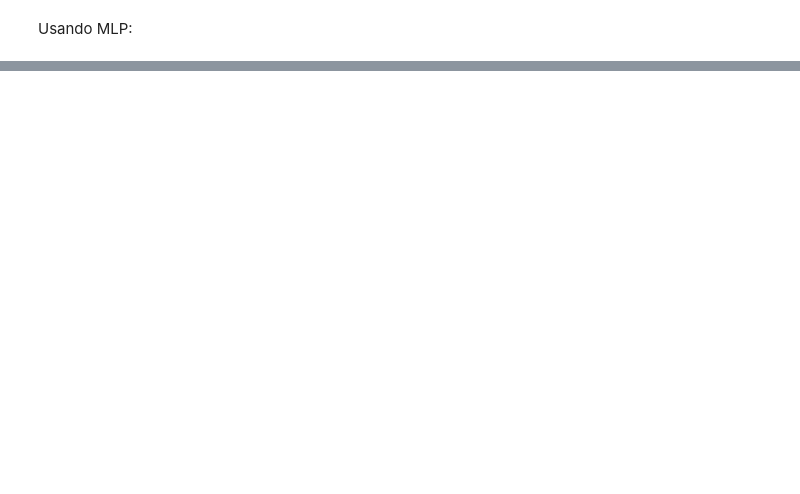
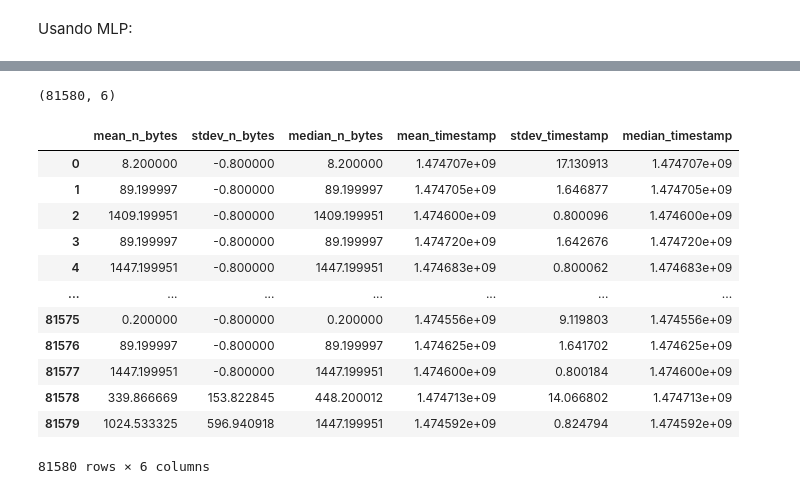
Before and after one commit to mathelho/msi, a Jupyter notebook: MSI_Classifier.ipynb, the cells around one changed output, grey strips where cells are left out. Drawn from its saved outputs; the diff is of its cells as text; code cells hidden in the pictures; blank space fills up the shorter version.

```diff
--- a/MSI_Classifier.ipynb
+++ b/MSI_Classifier.ipynb
@@ -161,0 +303,9 @@ Acurácia:  0.4809618174017855
+# %%
+from sklearn.linear_model import Perceptron
+p_model = Perceptron(max_iter=100, eta0=0.1, random_state=42)
+
+p_model.fit(X_train, y_train)
+p_pred = p_model.predict(X_test)
+
+accuracy = accuracy_score(y_test, p_pred)
+print('Acurácia: ', accuracy)
@@ -161,0 +354,22 @@ Acurácia:  0.4809618174017855
+# %%
+model_2 = Sequential()
+# camada de dropout é utilizada para reduzir overfitting
+model_2.add(Dropout(0.2, input_shape=(6,)))
+# camada densa possui uma matriz de pesos que é ajustada durante o processo de treinamento.
+# função de ativação relu
+model_2.add(Dense(100, activation='relu', input_shape=(6,)))
+
+# outra camada densa, com o valor mínimo de 22, pois temos 21 classificações diferentes de device_name
+model_2.add(Dense(22,))
+# batchnormalization normaliza as entradas, mantendo a média da saída perto de 0 e o desvio padrão perto de 1. traz mais estabilidade
+model_2.add(BatchNormalization())
+# softmax usado como a última função de ativação da rede neural
+model_2.add(Activation('softmax'))
+
+model_2.compile(optimizer='adam', loss='sparse_categorical_crossentropy', metrics=['accuracy'])
+
+model_2.fit(X_train, y_train, batch_size=128, epochs=10, validation_split=0.1)
+
+perda, acuracia = model_2.evaluate(X_test, y_test)
+
+print(f"Perda no teste: {perda}, Acurácia no teste: {acuracia}")
@@ -161,0 +484,10 @@ Acurácia:  0.4809618174017855
+# %%
+# https://embracethered.com/blog/posts/2020/husky-ai-adversarial-robustness-toolbox-testing/
+# https://github.com/Trusted-AI/adversarial-robustness-toolbox/issues/1977
+# https://stackoverflow.com/questions/53676883/dnnclassifier-dataframe-object-has-no-attribute-dtype
+
+art_classifier = KerasClassifier(model=model_2, use_logits=False)  ## modelo é o modelo treinado que faz o model.fit()
+
+attack = FastGradientMethod(estimator=art_classifier, eps=0.8) ## brincar com o eps
+x_test_fgsm = attack.generate(x=X_test.values)
+print(x_test_fgsm)
@@ -161,0 +508,21 @@ Acurácia:  0.4809618174017855
+# %%
+x_test_fgsm.shape
+# %% [output]
+(81580, 6)
+# %%
+df_fgsm = pd.DataFrame(x_test_fgsm, columns=X_test.columns)
+df_fgsm
+# %% [output]
+|  | mean_n_bytes | stdev_n_bytes | median_n_bytes | mean_timestamp | stdev_timestamp | median_timestamp |
+| 0 | 8.200000 | -0.800000 | 8.200000 | 1.474707e+09 | 17.130913 | 1.474707e+09 |
+| 1 | 89.199997 | -0.800000 | 89.199997 | 1.474705e+09 | 1.646877 | 1.474705e+09 |
+| 2 | 1409.199951 | -0.800000 | 1409.199951 | 1.474600e+09 | 0.800096 | 1.474600e+09 |
+| 3 | 89.199997 | -0.800000 | 89.199997 | 1.474720e+09 | 1.642676 | 1.474720e+09 |
+| 4 | 1447.199951 | -0.800000 | 1447.199951 | 1.474683e+09 | 0.800062 | 1.474683e+09 |
+| ... | ... | ... | ... | ... | ... | ... |
+| 81575 | 0.200000 | -0.800000 | 0.200000 | 1.474556e+09 | 9.119803 | 1.474556e+09 |
+| 81576 | 89.199997 | -0.800000 | 89.199997 | 1.474625e+09 | 1.641702 | 1.474625e+09 |
+| 81577 | 1447.199951 | -0.800000 | 1447.199951 | 1.474600e+09 | 0.800184 | 1.474600e+09 |
+| 81578 | 339.866669 | 153.822845 | 448.200012 | 1.474713e+09 | 14.066802 | 1.474713e+09 |
+| 81579 | 1024.533325 | 596.940918 | 1447.199951 | 1.474592e+09 | 0.824794 | 1.474592e+09 |
+81580 rows × 6 columns
```
Also changed, not shown: parts of 56 cells of this notebook.
